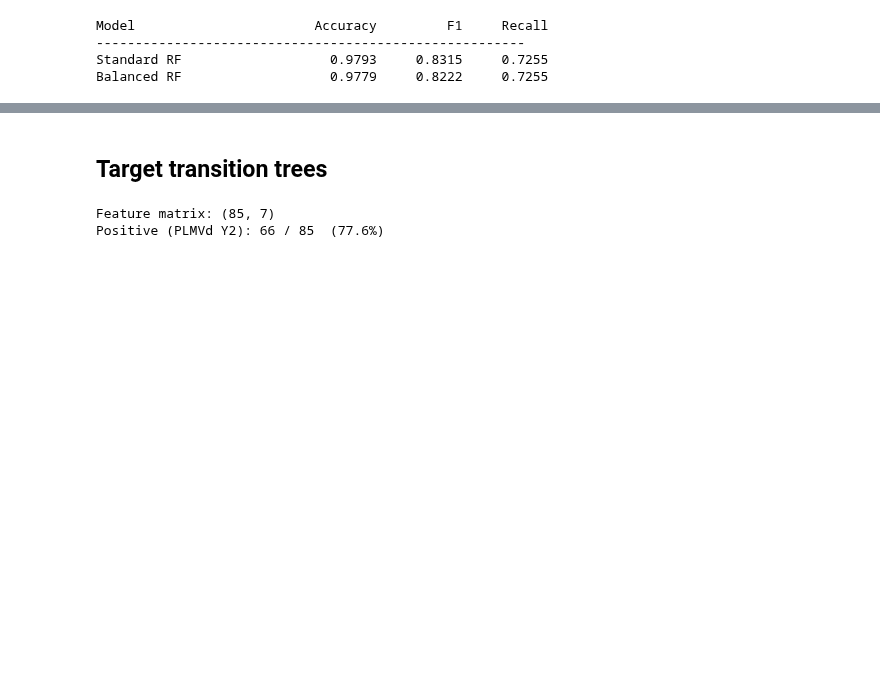
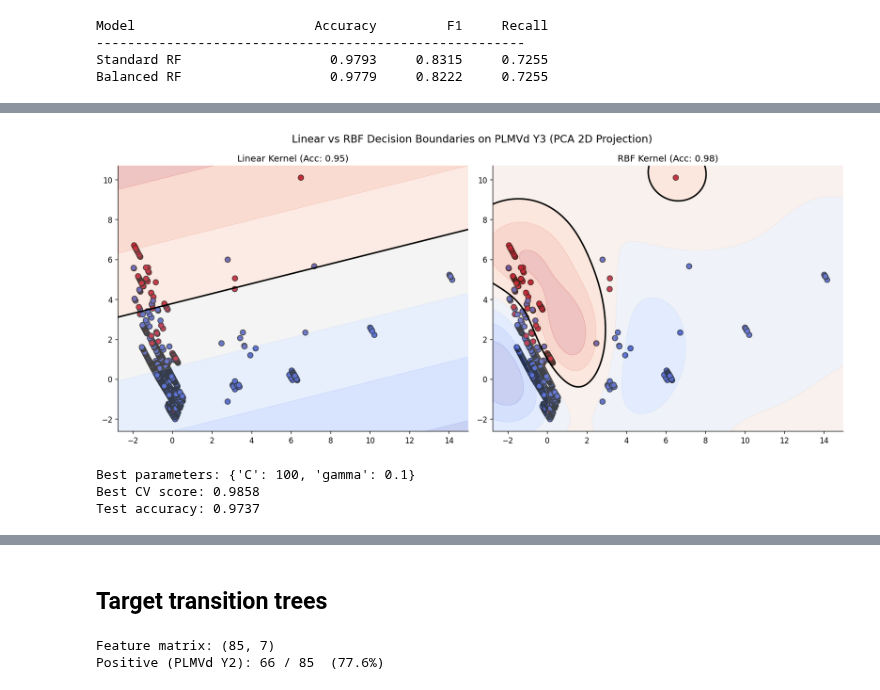
Before and after one commit to emmaabraham04/S26-CPSC4300-Final-Project, a Jupyter notebook: test.ipynb, the cells around one changed output, grey strips where cells are left out. Cells and saved outputs as stored; diff of their text form; code cells hidden in the pictures; blank space fills up the shorter version.

```diff
--- a/test.ipynb
+++ b/test.ipynb
@@ -590,0 +676,64 @@ plt.show()
+# %%
+from sklearn.decomposition import PCA
+from sklearn.svm import SVC
+
+pca_2d = PCA(n_components=2)
+X_2d = pca_2d.fit_transform(X)
+
+X_train_2d, X_test_2d, y_train_2d, y_test_2d = train_test_split(
+    X_2d, y, test_size=0.2, random_state=42
+)
+
+svm_linear = SVC(kernel='linear', gamma=0.1)
+svm_rbf    = SVC(kernel='rbf', gamma=0.1)
+
+svm_linear.fit(X_train_2d, y_train_2d)
+svm_rbf.fit(X_train_2d, y_train_2d)
+
+acc_linear = svm_linear.score(X_test_2d, y_test_2d)
+acc_rbf    = svm_rbf.score(X_test_2d, y_test_2d)
+# %%
+fig, (ax1, ax2) = plt.subplots(1, 2, figsize=(14, 6))
+
+for model, ax, title in [(svm_linear, ax1, f'Linear Kernel (Acc: {acc_linear:.2f})'),
+                          (svm_rbf,    ax2, f'RBF Kernel (Acc: {acc_rbf:.2f})')]:
+    ax.scatter(X_2d[:, 0], X_2d[:, 1], c=y, cmap='coolwarm', edgecolors='k', s=50)
+    xlim = ax.get_xlim()
+    ylim = ax.get_ylim()
+    xx = np.linspace(xlim[0], xlim[1], 200)
+    yy = np.linspace(ylim[0], ylim[1], 200)
+    YY, XX = np.meshgrid(yy, xx)
+    xy = np.vstack([XX.ravel(), YY.ravel()]).T
+    Z = model.decision_function(xy).reshape(XX.shape)
+    ax.contourf(XX, YY, Z, alpha=0.3, cmap='coolwarm')
+    ax.contour(XX, YY, Z, colors='k', levels=[0], linewidths=2)
+    ax.set_title(title)
+
+plt.suptitle('Linear vs RBF Decision Boundaries on PLMVd Y3 (PCA 2D Projection)', fontsize=14)
+plt.tight_layout()
+plt.show()
+# %% [output]
+[figure, added]
+# %%
+from sklearn.model_selection import GridSearchCV
+# 1. Parameter grid
+param_grid = {'C': [0.1, 1, 10, 100], 'gamma': [0.01, 0.1, 1, 10]}
+
+# 2-3. Grid search
+grid_search = GridSearchCV(SVC(kernel='rbf'), cv=5, param_grid=param_grid)  # GridSearchCV object
+grid_search.fit(X_train, y_train)
+
+# 4. Results
+best_params = grid_search.best_params_  # dict
+best_cv_score = grid_search.best_score_  # float
+grid_test_acc = grid_search.score(X_test, y_test)  # float
+
+# YOUR CODE HERE
+
+print(f"Best parameters: {best_params}")
+print(f"Best CV score: {best_cv_score:.4f}")
+print(f"Test accuracy: {grid_test_acc:.4f}")
+# %% [output]
+Best parameters: {'C': 100, 'gamma': 0.1}
+Best CV score: 0.9858
+Test accuracy: 0.9737
```
Also changed, not shown: parts of 24 cells of this notebook, 1 other file.
